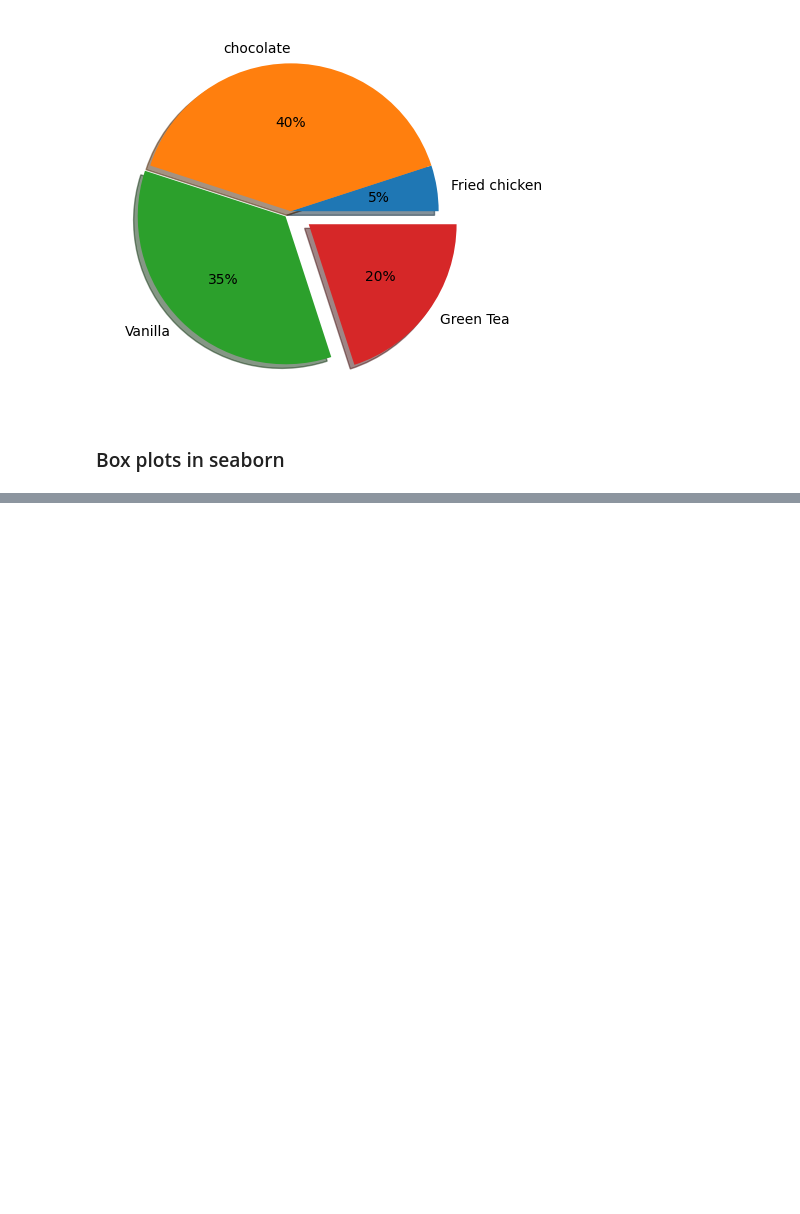
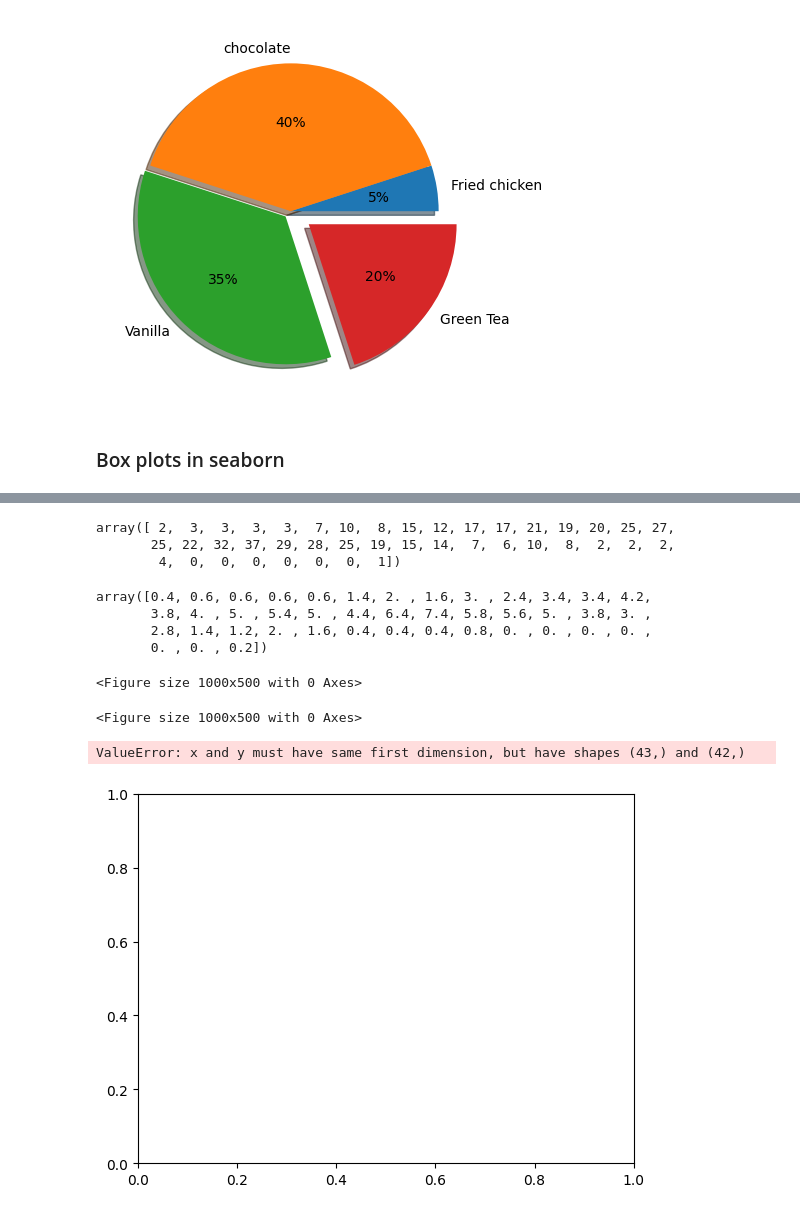
Before and after one commit to Archh-Raj/data-cleaning, a Jupyter notebook: DataVisualization.ipynb, the cells around one changed output, grey strips where cells are left out. Saved outputs shown, nothing was run; the diff lists cells and outputs as text; code cells hidden in the pictures; blank space fills up the shorter version.

```diff
--- a/DataVisualization.ipynb
+++ b/DataVisualization.ipynb
@@ -171,0 +274,31 @@ df.boxplot()
+# %%
+y1, x1 = np.histogram(d1, bins=42)
+y2, x2 = np.histogram(d2, bins=42)
+y3, x3 = np.histogram(d3, bins=42)
+# %%
+y1
+# %% [output]
+array([ 2,  3,  3,  3,  3,  7, 10,  8, 15, 12, 17, 17, 21, 19, 20, 25, 27,
+       25, 22, 32, 37, 29, 28, 25, 19, 15, 14,  7,  6, 10,  8,  2,  2,  2,
+        4,  0,  0,  0,  0,  0,  0,  1])
+# %%
+100*y1/np.sum(y1)
+# %% [output]
+array([0.4, 0.6, 0.6, 0.6, 0.6, 1.4, 2. , 1.6, 3. , 2.4, 3.4, 3.4, 4.2,
+       3.8, 4. , 5. , 5.4, 5. , 4.4, 6.4, 7.4, 5.8, 5.6, 5. , 3.8, 3. ,
+       2.8, 1.4, 1.2, 2. , 1.6, 0.4, 0.4, 0.4, 0.8, 0. , 0. , 0. , 0. ,
+       0. , 0. , 0.2])
+# %%
+y1 = 100*y1/np.sum(y1)
+y2 = 100*y2/np.sum(y2)
+y3 = 100*y3/np.sum(y3)
+# %%
+plt.figure(figsize=(10,5))
+# %% [output]
+<Figure size 1000x500 with 0 Axes>
+<Figure size 1000x500 with 0 Axes>
+# %%
+plt.plot(x1,y1)
+# %% [output]
+ValueError: x and y must have same first dimension, but have shapes (43,) and (42,)
+[figure, added]
```
Also changed, not shown: parts of 31 cells of this notebook, 2 other files.
